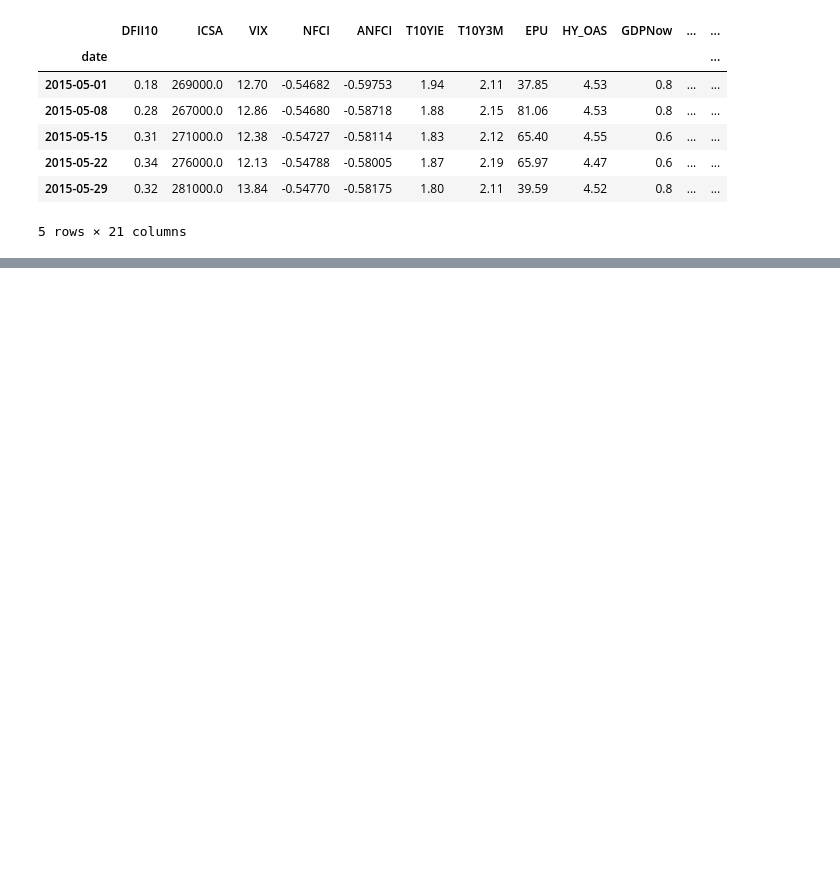
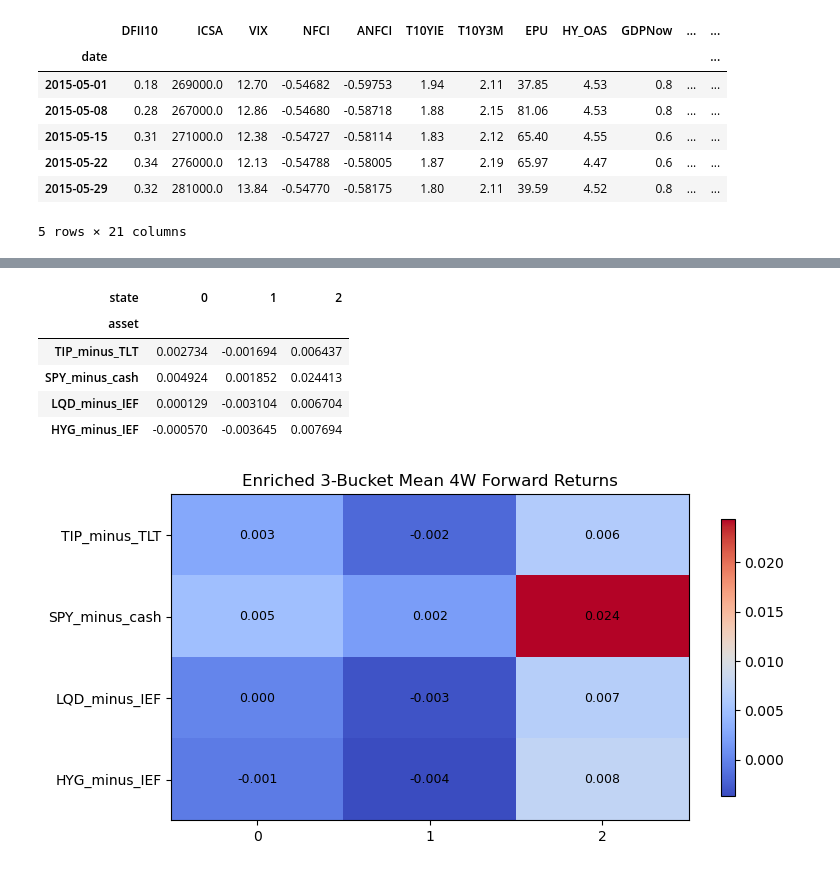
Before and after one commit to Yzc20060417/Systematic-Equities, a Jupyter notebook: Model.ipynb, the cells around one changed output, grey strips where cells are left out. Drawn from its saved outputs; the diff is of its cells as text; code cells hidden in the pictures; blank space fills up the shorter version.

```diff
--- a/Model.ipynb
+++ b/Model.ipynb
@@ -1086,0 +1330,22 @@ AttributeError: 'NoneType' object has no attribute 'rolling'
+# %%
+asset_ret_enriched3["TIP_minus_TLT"] = asset_ret_enriched3["TIP"] - asset_ret_enriched3["TLT"]
+asset_ret_enriched3["SPY_minus_cash"] = asset_ret_enriched3["SPY"] - asset_ret_enriched3["cash_ret"]
+asset_ret_enriched3["LQD_minus_IEF"] = asset_ret_enriched3["LQD"] - asset_ret_enriched3["IEF"]
+asset_ret_enriched3["HYG_minus_IEF"] = asset_ret_enriched3["HYG"] - asset_ret_enriched3["IEF"]
+# %%
+spread_results_enriched_3s = data_helpers.regime_forward_return_stats(
+    state_series=enriched3["probs_oos_s"]["state"],
+    asset_returns=asset_ret_enriched3[["TIP_minus_TLT", "SPY_minus_cash", "LQD_minus_IEF", "HYG_minus_IEF"]],
+    horizons=(1, 4, 12),
+)
+mean_4w_spread_enriched3 = data_helpers.regime_mean_table(spread_results_enriched_3s, horizon=4)
+display(mean_4w_spread_enriched3)
+data_helpers.plot_mean_table(mean_4w_spread_enriched3, title="Enriched 3-Bucket Mean 4W Forward Returns")
+# %% [output]
+| state | 0 | 1 | 2 |
+| asset |  |  |  |
+| TIP_minus_TLT | 0.002734 | -0.001694 | 0.006437 |
+| SPY_minus_cash | 0.004924 | 0.001852 | 0.024413 |
+| LQD_minus_IEF | 0.000129 | -0.003104 | 0.006704 |
+| HYG_minus_IEF | -0.000570 | -0.003645 | 0.007694 |
+[figure, added]
```
Also changed, not shown: parts of 20 cells of this notebook, 1 other file.
